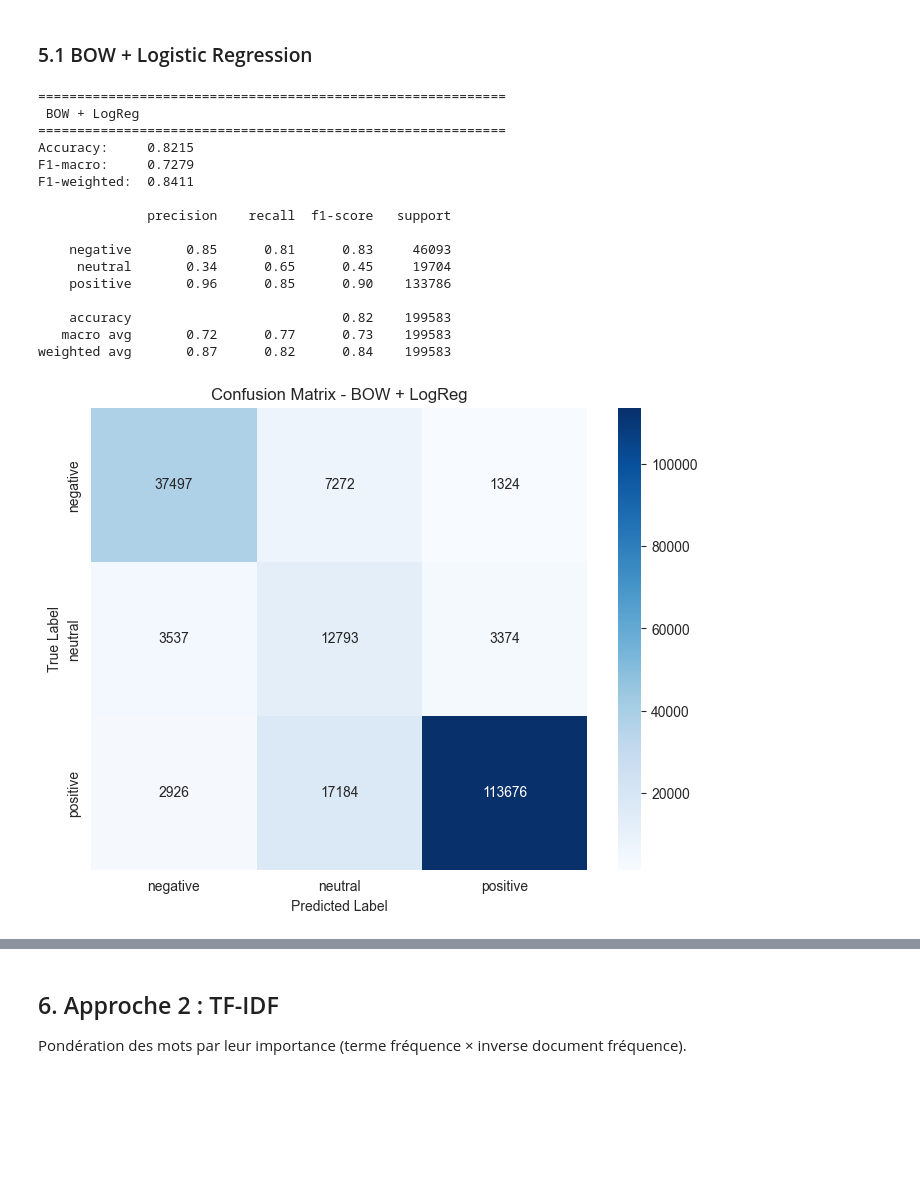
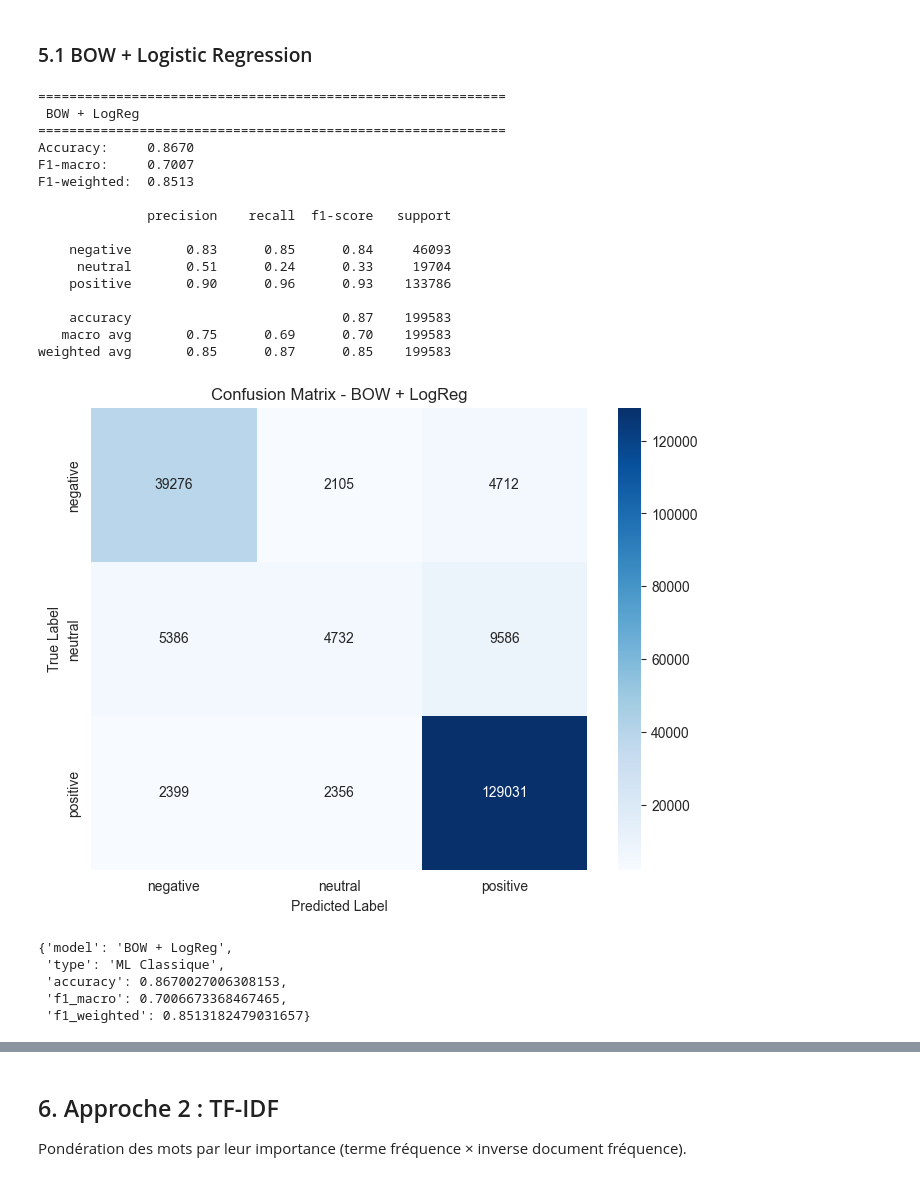
Before and after one commit to Apalian/Analyse-intelligente-des-avis-Yelp-avec-ML, a Jupyter notebook: notebooks/04_ml_classique.ipynb, the cells around one changed output, grey strips where cells are left out. Saved outputs shown, nothing was run; the diff lists cells and outputs as text; code cells hidden in the pictures; blank space fills up the shorter version.

```diff
--- a/notebooks/04_ml_classique.ipynb
+++ b/notebooks/04_ml_classique.ipynb
@@ -143,24 +111,6 @@ Name: count, dtype: int64
 # %% [markdown]
 ## 3. Train/Test Split
 # %%
-# Split pour la tâche POLARITÉ (3 classes)
-X_train, X_test, y_train_pol, y_test_pol = train_test_split(
-    df['text_clean'],
-    df['polarite'],
-    test_size=0.2,
-    random_state=RANDOM_STATE,
-    stratify=df['polarite']
-)
-
-# Split pour la tâche RATING (5 classes)
-_, _, y_train_rating, y_test_rating = train_test_split(
-    df['text_clean'],
-    df['rating'],
-    test_size=0.2,
-    random_state=RANDOM_STATE,
-    stratify=df['rating']
-)
-
 print(f"Train set : {len(X_train)} reviews")
 print(f"Test set  : {len(X_test)} reviews")
 print(f"\nTrain polarité distribution :")
@@ -242,15 +130,11 @@ Fonction d'évaluation définie
 
 Représentation la plus simple : comptage des occurrences de mots.
 # %%
-bow_vectorizer = CountVectorizer(
-    max_features=5000,
-    min_df=5,
-    max_df=0.8,
-    stop_words='english'
-)
-
-X_train_bow = bow_vectorizer.fit_transform(X_train)
-X_test_bow = bow_vectorizer.transform(X_test)
+# Chargement BOW précalculé
+X_train_bow = scipy.sparse.load_npz(f'{FEATURES_DIR}/bow_train.npz')
+X_test_bow = scipy.sparse.load_npz(f'{FEATURES_DIR}/bow_test.npz')
+with open(f'{FEATURES_DIR}/bow_vectorizer.pkl', 'rb') as f:
+    bow_vectorizer = pickle.load(f)
 
 print(f"BOW shape: {X_train_bow.shape}")
 print(f"Vocabulaire size: {len(bow_vectorizer.vocabulary_)}")
@@ -264,28 +148,32 @@ Sparsity: 99.28%
 # %%
 lr_bow = LogisticRegression(
     max_iter=1000,
     random_state=RANDOM_STATE,
-    n_jobs=-1,
-    class_weight='balanced'
+    C=1.0,
 )
 
 lr_bow.fit(X_train_bow, y_train_pol)
-results.append(evaluate_model(lr_bow, X_test_bow, y_test_pol, "BOW + LogReg"))
+evaluate_model(lr_bow, X_test_bow, y_test_pol, "BOW + LogReg")
 # %% [output]
 ============================================================
  BOW + LogReg
 ============================================================
-Accuracy:     0.8215
-F1-macro:     0.7279
-F1-weighted:  0.8411
+Accuracy:     0.8670
+F1-macro:     0.7007
+F1-weighted:  0.8513
 
               precision    recall  f1-score   support
 
-    negative       0.85      0.81      0.83     46093
-     neutral       0.34      0.65      0.45     19704
-    positive       0.96      0.85      0.90    133786
+    negative       0.83      0.85      0.84     46093
+     neutral       0.51      0.24      0.33     19704
+    positive       0.90      0.96      0.93    133786
 
-    accuracy                           0.82    199583
-   macro avg       0.72      0.77      0.73    199583
-weighted avg       0.87      0.82      0.84    199583
+    accuracy                           0.87    199583
+   macro avg       0.75      0.69      0.70    199583
+weighted avg       0.85      0.87      0.85    199583
-[figure, old version]
+[figure, new version]
+{'model': 'BOW + LogReg',
+ 'type': 'ML Classique',
+ 'accuracy': 0.8670027006308153,
+ 'f1_macro': 0.7006673368467465,
+ 'f1_weighted': 0.8513182479031657}
```
Also changed, not shown: parts of 35 cells of this notebook, 6 other files.
